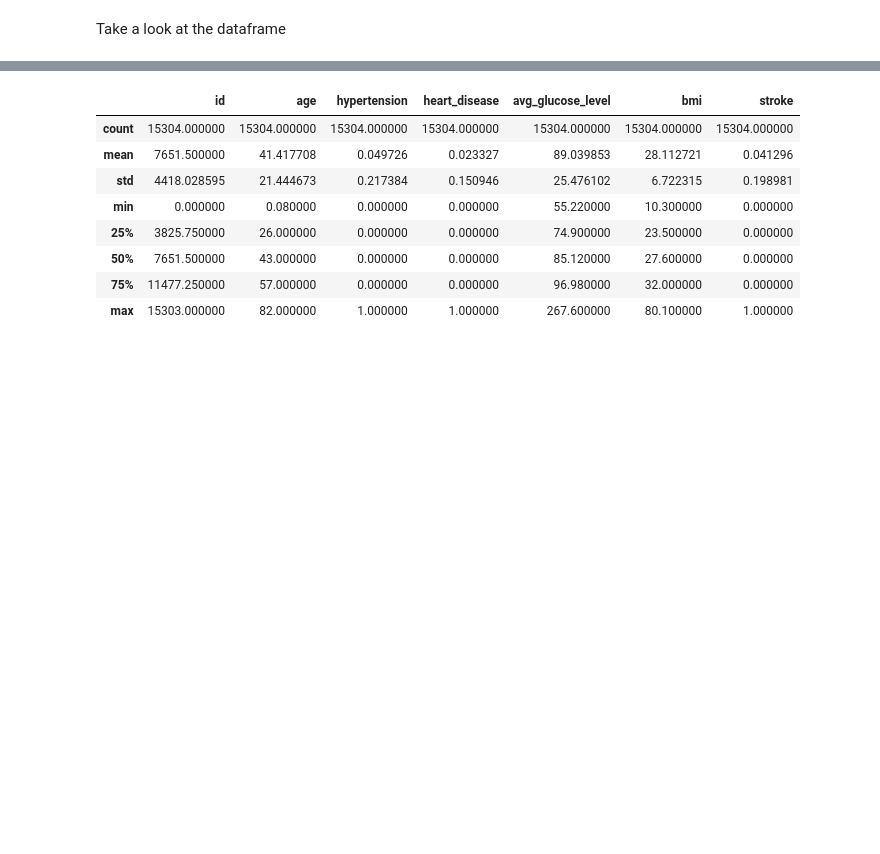
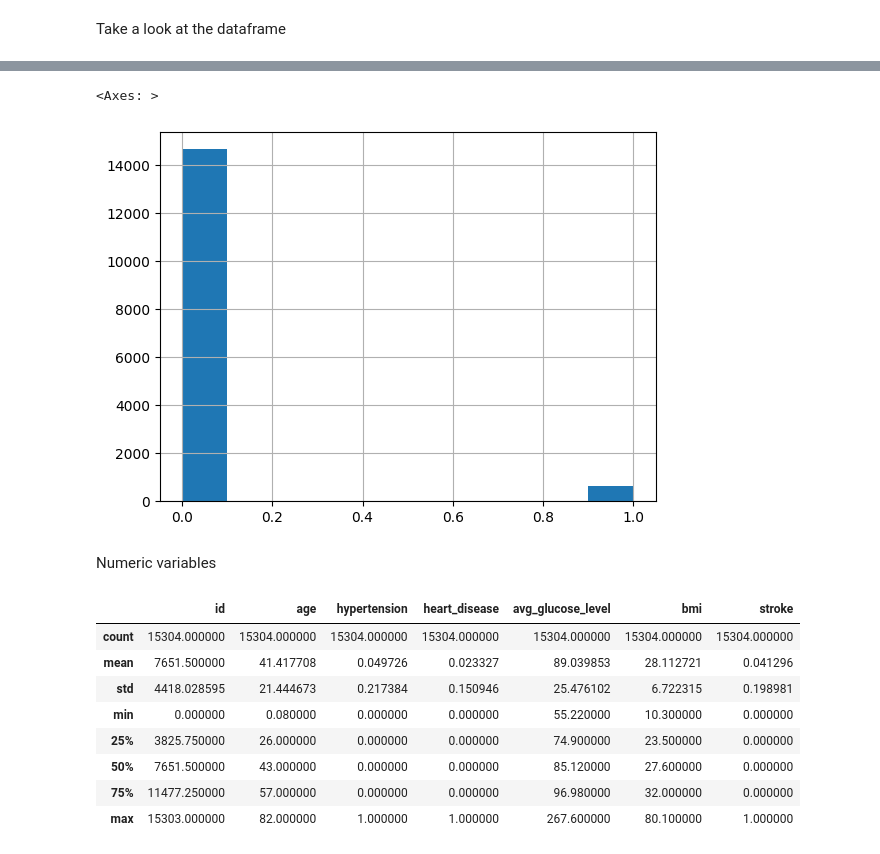
Before and after one commit to rubanzasilva/ps-s03e02, a Jupyter notebook: ps_s03e02.ipynb, the cells around one changed output, grey strips where cells are left out. Cells and saved outputs as stored; diff of their text form; code cells hidden in the pictures; blank space fills up the shorter version.

```diff
--- a/ps_s03e02.ipynb
+++ b/ps_s03e02.ipynb
@@ -88,3 +119,10 @@ Take a look at the dataframe
+# %%
+train_df['stroke'].hist()
+# %% [output]
+<Axes: >
+[figure, added]
+# %% [markdown]
+Numeric variables
 # %%
 train_df.describe()
 # %% [output]
```
Also changed, not shown: parts of 20 cells of this notebook.
